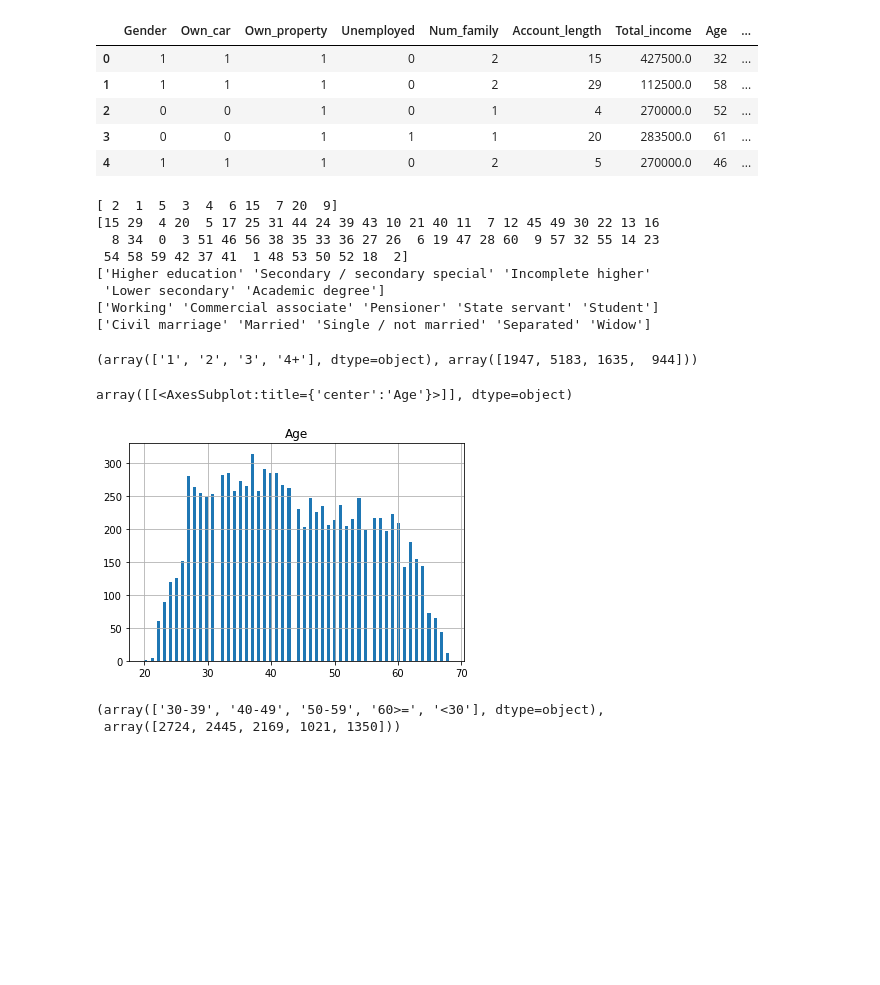
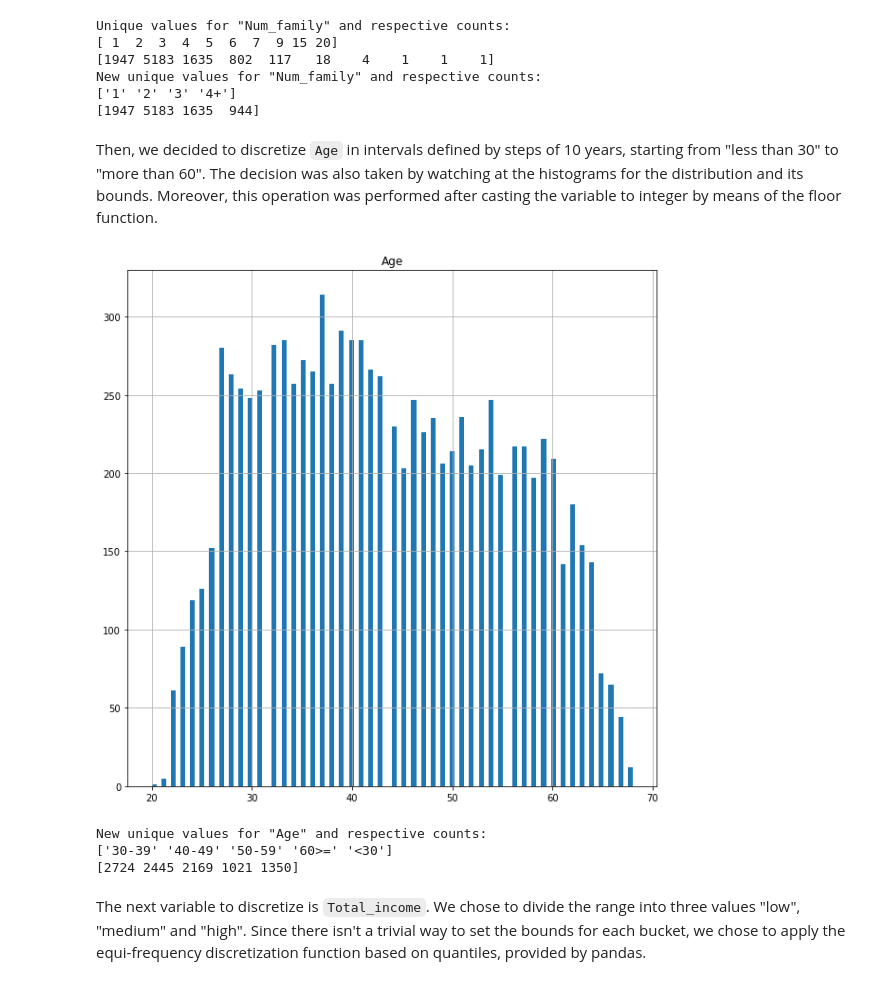
Before and after one commit to DomMcOyle/FAIKR3-Project, a Jupyter notebook: data_processing.ipynb, the cells around one changed output. Cells and saved outputs as stored; diff of their text form; code cells hidden in the pictures; blank space fills up the shorter version.

```diff
--- a/data_processing.ipynb
+++ b/data_processing.ipynb
@@ -17,29 +79,31 @@ da tenere: own_car, own_property,	Num_family, total_income, target
+# %%
+# setting the desired threshold
+thresh = 4
+
+# df3 will contain the final version of the dataset
+df3 = df2.copy()
+print("Unique values for \"Num_family\" and respective counts:")
+print(np.unique(df2["Num_family"], return_counts=True)[0])
+print(np.unique(df2["Num_family"], return_counts=True)[1])
+
+df3["Num_family"] = df2["Num_family"].apply(discretize_num)
+
+print("New unique values for \"Num_family\" and respective counts:")
+print(np.unique(df3["Num_family"], return_counts=True)[0])
+print(np.unique(df3["Num_family"], return_counts=True)[1])
+# %% [output]
+Unique values for "Num_family" and respective counts:
+[ 1  2  3  4  5  6  7  9 15 20]
+[1947 5183 1635  802  117   18    4    1    1    1]
+New unique values for "Num_family" and respective counts:
+['1' '2' '3' '4+']
+[1947 5183 1635  944]
+# %% [markdown]
+Then, we decided to discretize <code>Age</code> in intervals defined by steps of 10 years, starting from "less than 30" to "more than 60". The decision was also taken by watching at the histograms for the distribution and its bounds. Moreover, this operation was performed after casting the variable to integer by means of the floor function.
 # %%
-df2 = df.drop(["ID", "Work_phone", "Phone", "Email", "Years_employed", "Occupation_type", "Housing_type", "Num_children"], axis=1)
-
 df2["Age"] = df2["Age"].apply(np.floor)
 df2["Age"] = df2["Age"].astype(np.int8)
 
-df2.head()
+df2.hist("Age", bins=100, figsize=(10,10));
 # %% [output]
-|  | Gender | Own_car | Own_property | Unemployed | Num_family | Account_length | Total_income | Age | ... |
-| 0 | 1 | 1 | 1 | 0 | 2 | 15 | 427500.0 | 32 | ... |
-| 1 | 1 | 1 | 1 | 0 | 2 | 29 | 112500.0 | 58 | ... |
-| 2 | 0 | 0 | 1 | 0 | 1 | 4 | 270000.0 | 52 | ... |
-| 3 | 0 | 0 | 1 | 1 | 1 | 20 | 283500.0 | 61 | ... |
-| 4 | 1 | 1 | 1 | 0 | 2 | 5 | 270000.0 | 46 | ... |
+[figure, added]
-# %%
-print(pd.unique(df2["Num_family"]))
-print(pd.unique(df2["Account_length"]))
-print(pd.unique(df2["Education_type"]))
-print(pd.unique(df2["Income_type"]))
-print(pd.unique(df2["Family_status"]))
-# %% [output]
-[ 2  1  5  3  4  6 15  7 20  9]
-[15 29  4 20  5 17 25 31 44 24 39 43 10 21 40 11  7 12 45 49 30 22 13 16
-  8 34  0  3 51 46 56 38 35 33 36 27 26  6 19 47 28 60  9 57 32 55 14 23
- 54 58 59 42 37 41  1 48 53 50 52 18  2]
-['Higher education' 'Secondary / secondary special' 'Incomplete higher'
- 'Lower secondary' 'Academic degree']
-['Working' 'Commercial associate' 'Pensioner' 'State servant' 'Student']
-['Civil marriage' 'Married' 'Single / not married' 'Separated' 'Widow']
@@ -52,20 +110,5 @@ def discretize_num(x):
-# %%
-thresh = 4
-
-df3 = df2.copy()
-df3["Num_family"] = df2["Num_family"].apply(discretize_num)
-
-np.unique(df3["Num_family"], return_counts=True)
-# %% [output]
-(array(['1', '2', '3', '4+'], dtype=object), array([1947, 5183, 1635,  944]))
-# %%
-np.unique(df3["Age"], return_counts=True)
-df2.hist("Age", bins=100)
-# >30, 30-39, 40-49, 50-59, >=60
-# %% [output]
-array([[<AxesSubplot:title={'center':'Age'}>]], dtype=object)
-[figure, removed]
 # %%
+# function to discretize the age column
 def discretize_age(x):
   if x<30:
     return "<30"
@@ -79,8 +122,13 @@ def discretize_age(x):
     return "60>="
 
 df3["Age"] = df2["Age"].apply(discretize_age)
-np.unique(df3["Age"], return_counts=True)
+print("New unique values for \"Age\" and respective counts:")
+print(np.unique(df3["Age"], return_counts=True)[0])
+print(np.unique(df3["Age"], return_counts=True)[1])
 # %% [output]
-(array(['30-39', '40-49', '50-59', '60>=', '<30'], dtype=object),
- array([2724, 2445, 2169, 1021, 1350]))
+New unique values for "Age" and respective counts:
+['30-39' '40-49' '50-59' '60>=' '<30']
+[2724 2445 2169 1021 1350]
+# %% [markdown]
+The next variable to discretize is <code>Total_income</code>. We chose to divide the range into three values "low", "medium" and "high". Since there isn't a trivial way to set the bounds for each bucket, we chose to apply the equi-frequency discretization function based on quantiles, provided by pandas.
 # %%
```
Also changed, not shown: parts of 18 cells of this notebook, 4 other files.
